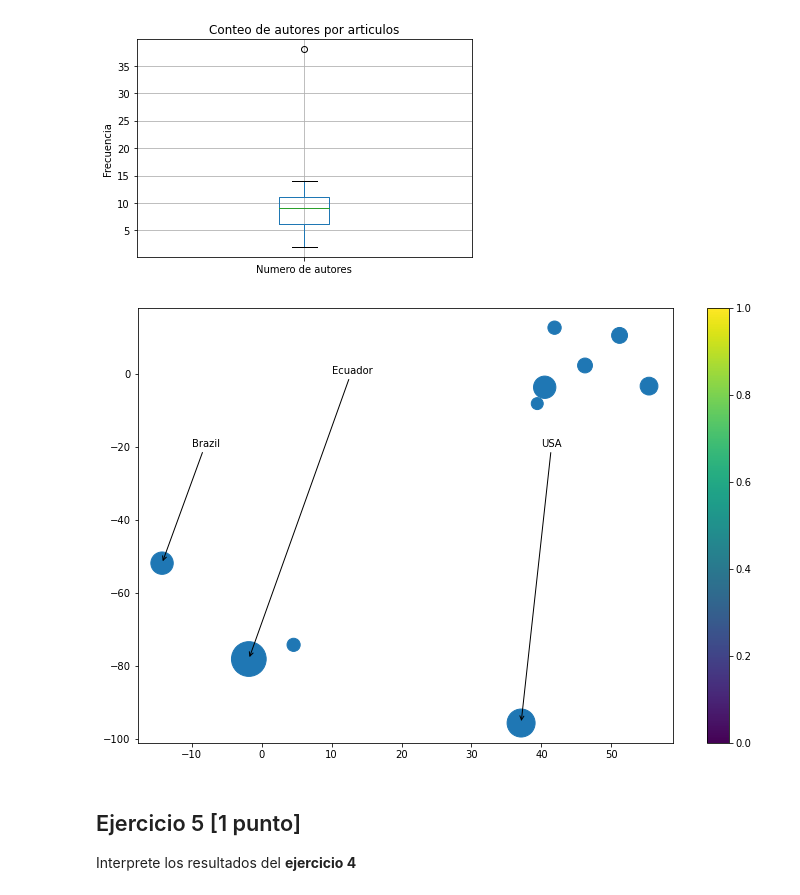
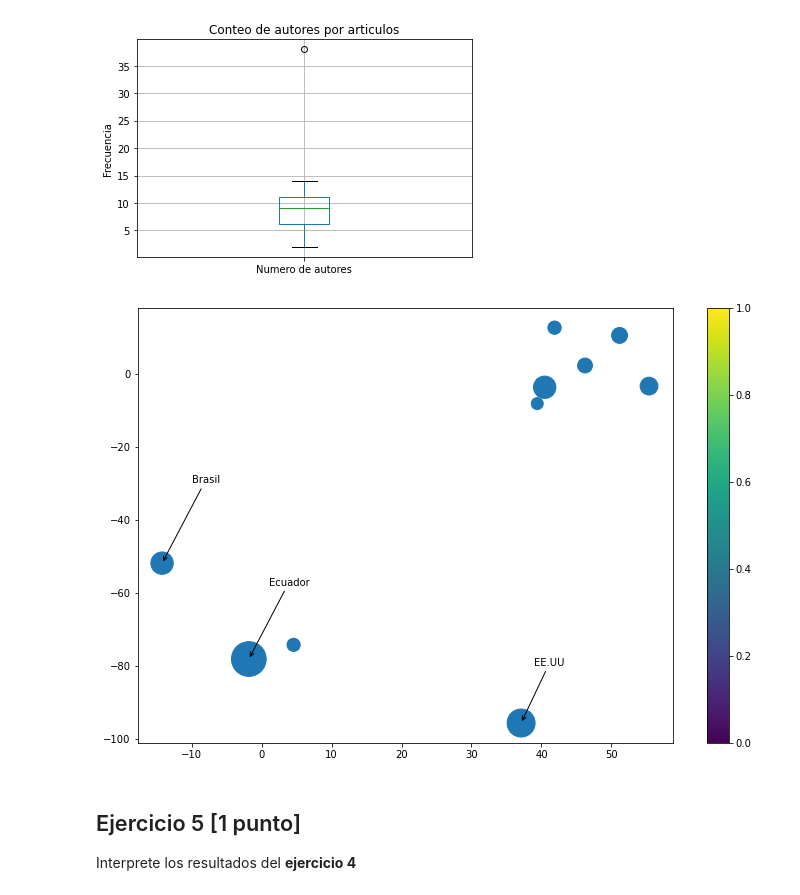
Before and after one commit to Johanna13G/GBI6_ExamenPython, a Jupyter notebook: 2021II_GBI6_ExamenParcialPython.ipynb, the cells around one changed output. Saved outputs shown, nothing was run; the diff lists cells and outputs as text; code cells hidden in the pictures.

```diff
--- a/2021II_GBI6_ExamenParcialPython.ipynb
+++ b/2021II_GBI6_ExamenParcialPython.ipynb
@@ -247,33 +247,33 @@ Text(0, 0.5, 'Frecuencia')
 # %%
 #Nube de puntos
 countries = countries.sort_values("numero de autores")
 max_pais = (countries[104:])
 
 countries_lat = [39.399872, 4.570868, 41.87194, 46.227638, 51.165691, 55.378051,
                 40.463667, -14.235004, 37.09024, -1.831239  ]
 
 countries_long = [-8.224454, -74.297333, 12.56738, 2.213749, 10.451526, -3.435973,
                  -3.74922, -51.92528, -95.712891, -78.183406]
 repeticiones = [143, 173, 177, 221, 253, 316, 499, 501, 784, 1206]
 
 import matplotlib.pyplot as plt
 %matplotlib inline
 
 plt.scatter(countries_lat, countries_long, repeticiones)
 plot.colorbar()
 ard = dict(arrowstyle="->")
 plot.annotate("Ecuador", xy = (-1.831239, -78.183406 ),
-             xytext = (1,0), arrowprops = ard)
-plot.annotate("USA", xy= (37.09024, -95.712891),
-            xytext = (39, -0), arrowprops = ard)
-plot.annotate("Brazil", xy= (-14.235004, -51.92528),
-            xytext = (-10, -20), arrowprops = ard)
+             xytext = (1,-58), arrowprops = ard)
+plot.annotate("EE.UU", xy= (37.09024, -95.712891),
+            xytext = (39, -80), arrowprops = ard)
+plot.annotate("Brasil", xy= (-14.235004, -51.92528),
+            xytext = (-10, -30), arrowprops = ard)
 params = plt.gcf()
 plSize = params.get_size_inches()
 params.set_size_inches( (plSize[0] * 2, plSize[1] * 2) )
 plt.show()
 # %% [output]
-[figure, old version]
+[figure, new version]
 # %% [markdown]
 ## Ejercicio 5 [1 punto]
 
```
